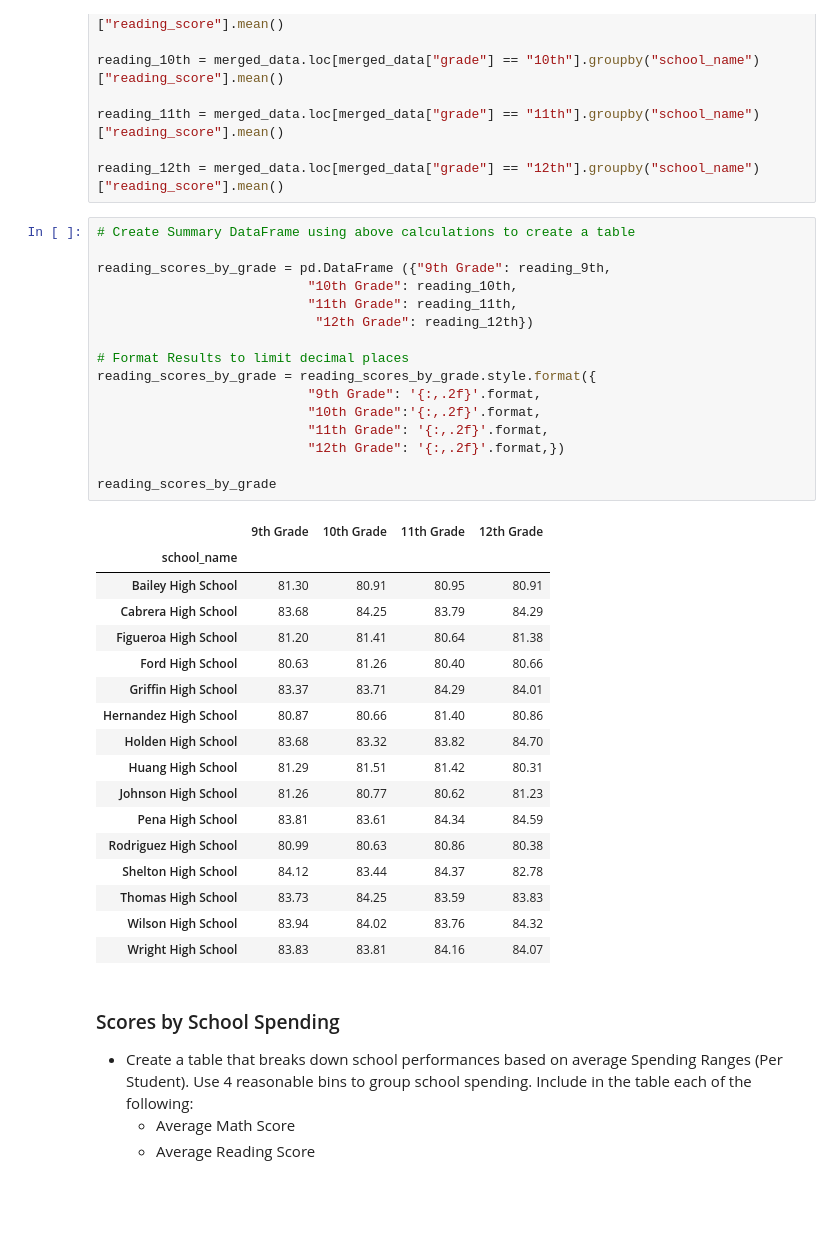
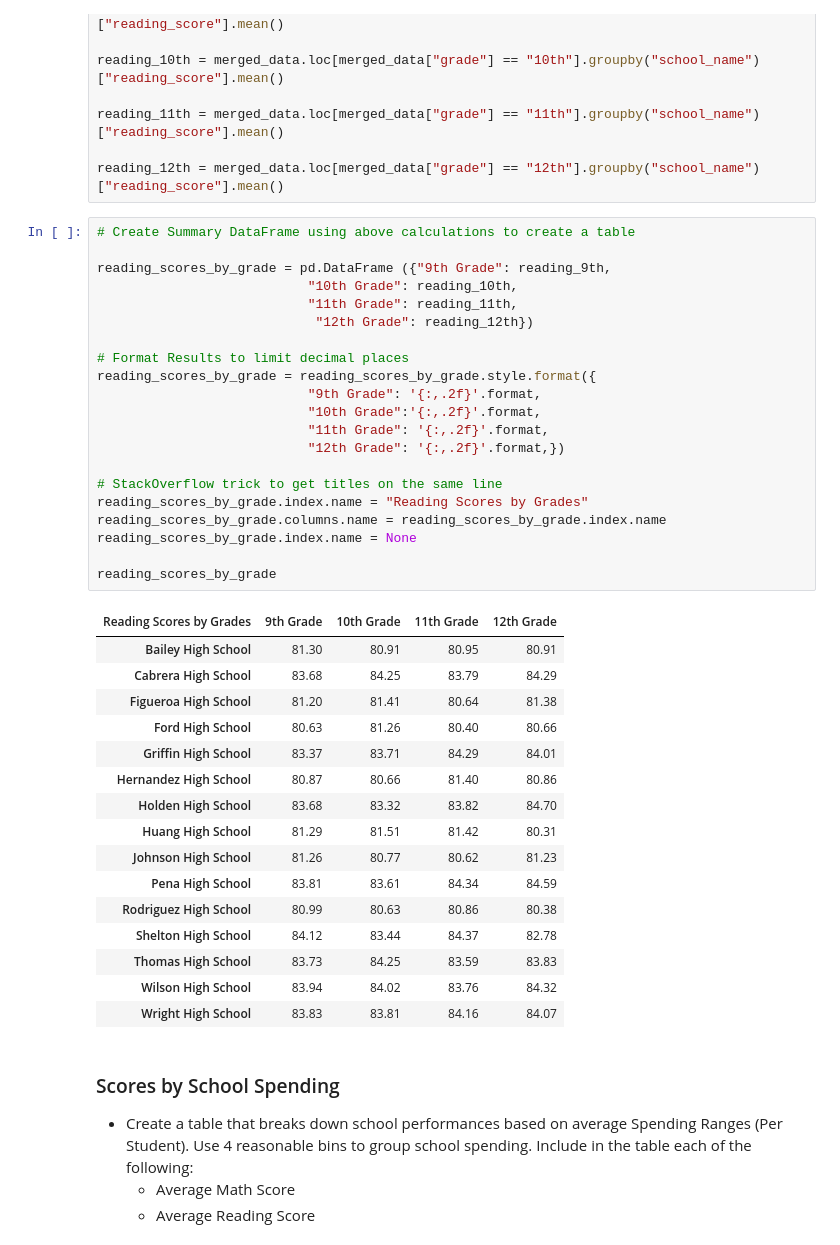
Before and after one commit to lmchvz/pandas-challenge, a Jupyter notebook: PyCitySchools/PyCitySchools.ipynb, the cells around one changed output. Saved outputs shown, nothing was run; the diff lists cells and outputs as text; blank space fills up the shorter version.

```diff
--- a/PyCitySchools/PyCitySchools.ipynb
+++ b/PyCitySchools/PyCitySchools.ipynb
@@ -499,22 +295,26 @@ reading_12th = merged_data.loc[merged_data["grade"] == "12th"].groupby("school_n
 # %%
 # Create Summary DataFrame using above calculations to create a table
 
 reading_scores_by_grade = pd.DataFrame ({"9th Grade": reading_9th,
                            "10th Grade": reading_10th,
                            "11th Grade": reading_11th,
                             "12th Grade": reading_12th})
 
 # Format Results to limit decimal places
 reading_scores_by_grade = reading_scores_by_grade.style.format({
                            "9th Grade": '{:,.2f}'.format,
                            "10th Grade":'{:,.2f}'.format,
                            "11th Grade": '{:,.2f}'.format,
                            "12th Grade": '{:,.2f}'.format,})
 
+# StackOverflow trick to get titles on the same line
+reading_scores_by_grade.index.name = "Reading Scores by Grades"
+reading_scores_by_grade.columns.name = reading_scores_by_grade.index.name
+reading_scores_by_grade.index.name = None
+
 reading_scores_by_grade
 # %% [output]
-|  | 9th Grade | 10th Grade | 11th Grade | 12th Grade |
-| school_name |  |  |  |  |
+| Reading Scores by Grades | 9th Grade | 10th Grade | 11th Grade | 12th Grade |
 | Bailey High School | 81.30 | 80.91 | 80.95 | 80.91 |
 | Cabrera High School | 83.68 | 84.25 | 83.79 | 84.29 |
 | Figueroa High School | 81.20 | 81.41 | 80.64 | 81.38 |
```
Also changed, not shown: parts of 43 cells of this notebook, 1 other file.
